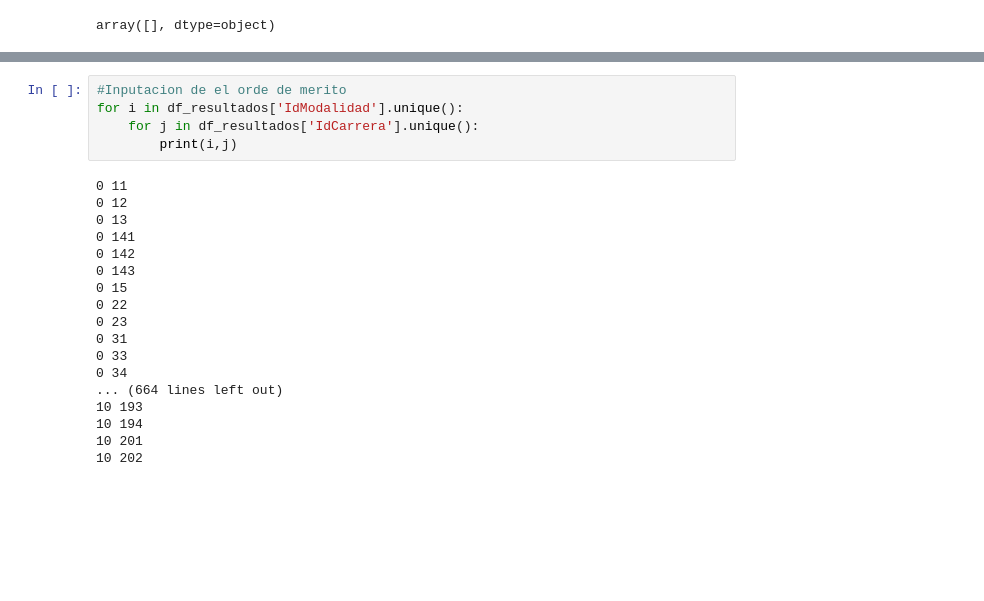
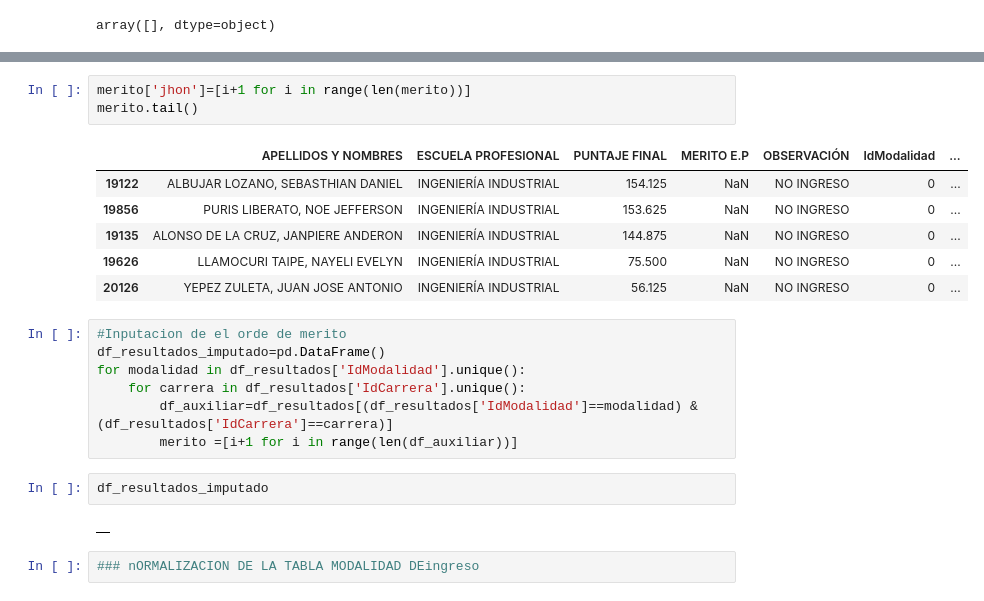
Before and after one commit to jhonvelasque/ETL_del_examen_de_admision_UNMSM2023, a Jupyter notebook: WebScrapingExamen/2_NormalizacionDatos.ipynb, the cells around one changed output, grey strips where cells are left out. Saved outputs shown, nothing was run; the diff lists cells and outputs as text; blank space fills up the shorter version.

```diff
--- a/WebScrapingExamen/2_NormalizacionDatos.ipynb
+++ b/WebScrapingExamen/2_NormalizacionDatos.ipynb
@@ -502,23 +557,23 @@ memory usage: 1.9+ MB
+# %%
+merito['jhon']=[i+1 for i in range(len(merito))]
+merito.tail()
+# %% [output]
+|  | APELLIDOS Y NOMBRES | ESCUELA PROFESIONAL | PUNTAJE FINAL | MERITO E.P | OBSERVACIÓN | IdModalidad | ... |
+| 19122 | ALBUJAR LOZANO, SEBASTHIAN DANIEL | INGENIERÍA INDUSTRIAL | 154.125 | NaN | NO INGRESO | 0 | ... |
+| 19856 | PURIS LIBERATO, NOE JEFFERSON | INGENIERÍA INDUSTRIAL | 153.625 | NaN | NO INGRESO | 0 | ... |
+| 19135 | ALONSO DE LA CRUZ, JANPIERE ANDERON | INGENIERÍA INDUSTRIAL | 144.875 | NaN | NO INGRESO | 0 | ... |
+| 19626 | LLAMOCURI TAIPE, NAYELI EVELYN | INGENIERÍA INDUSTRIAL | 75.500 | NaN | NO INGRESO | 0 | ... |
+| 20126 | YEPEZ ZULETA, JUAN JOSE ANTONIO | INGENIERÍA INDUSTRIAL | 56.125 | NaN | NO INGRESO | 0 | ... |
 # %%
 #Inputacion de el orde de merito
-for i in df_resultados['IdModalidad'].unique():
-    for j in df_resultados['IdCarrera'].unique():
-        print(i,j)
+df_resultados_imputado=pd.DataFrame()
+for modalidad in df_resultados['IdModalidad'].unique():
+    for carrera in df_resultados['IdCarrera'].unique():
+        df_auxiliar=df_resultados[(df_resultados['IdModalidad']==modalidad) & (df_resultados['IdCarrera']==carrera)]
+        merito =[i+1 for i in range(len(df_auxiliar))]
-# %% [output]
-0 11
-0 12
-0 13
-0 141
-0 142
-0 143
-0 15
-0 22
-0 23
-0 31
-0 33
-0 34
-... (664 lines left out)
-10 193
-10 194
-10 201
-10 202
+# %%
+df_resultados_imputado
+# %% [output]
+|  |
+# %%
+### nORMALIZACION DE LA TABLA MODALIDAD DEingreso
```
Also changed, not shown: parts of 14 cells of this notebook.
